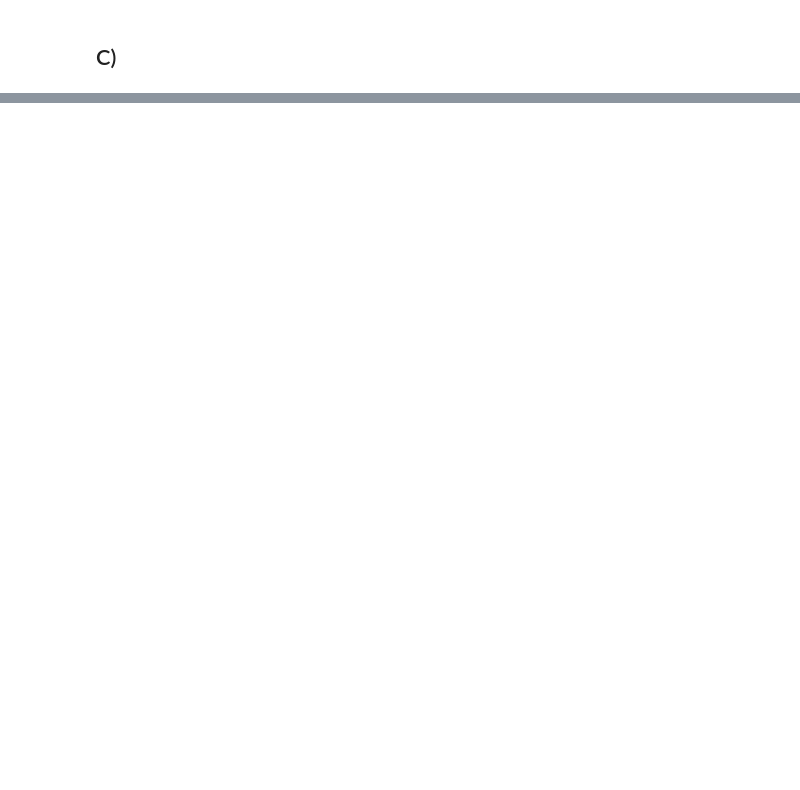
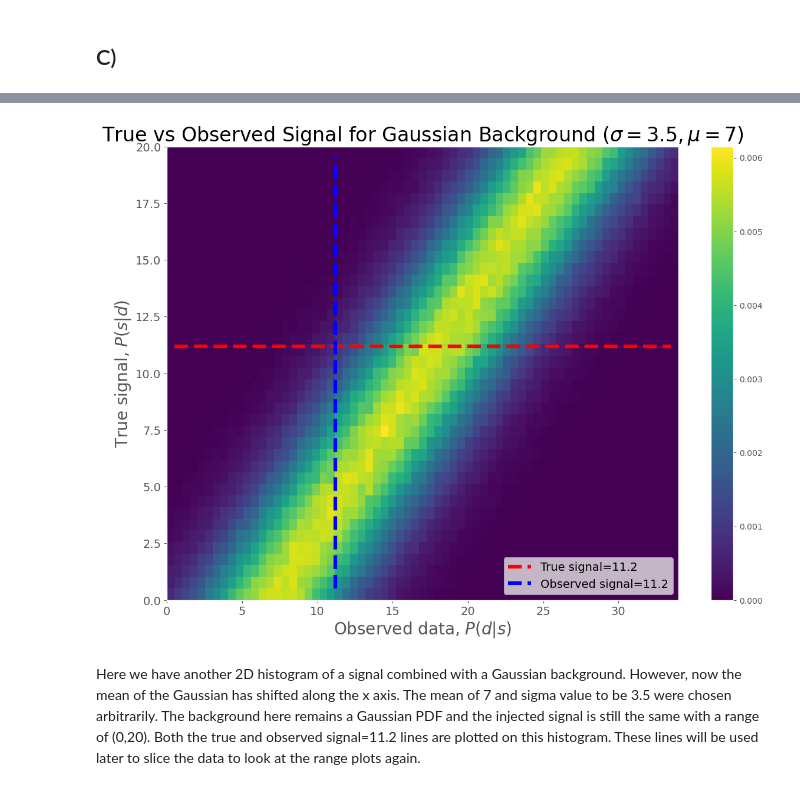
Before and after one commit to WyattOtsuka/PHYS434, a Jupyter notebook: hw5.ipynb, the cells around one changed output, grey strips where cells are left out. Drawn from its saved outputs; the diff is of its cells as text; code cells hidden in the pictures; blank space fills up the shorter version.

```diff
--- a/hw5.ipynb
+++ b/hw5.ipynb
@@ -88,0 +154,37 @@ plt.show()
+# %%
+# Shift a Gaussian along the x axis
+shifted_background = stats.norm.rvs(loc=7,scale=3.5,size=1000000)  # sigma=4
+shifted_signal = np.random.uniform(low=0,high=20,size=1000000)
+shifted_data = shifted_background + shifted_signal
+# %%
+shifted_signal_edges = np.linspace(0,20,40)
+shifted_data_edges = np.linspace(0,34,68)
+
+Psd, temp, temp2= np.histogram2d(shifted_data,shifted_signal, bins=[shifted_data_edges,shifted_signal_edges], density=True)
+shifted_datacenters = (shifted_data_edges[:-1] + shifted_data_edges[1:]) / 2
+shifted_signalcenters = (shifted_signal_edges[:-1] +shifted_signal_edges[1:]) / 2
+# %%
+# Same plot, with same value for true and observed for comparison
+d = [11.2]*(len(shifted_data_edges)-2)
+t = [11.2]*(len(shifted_signal_edges)-2)
+
+fig, ax = plt.subplots(1,1, figsize=(14,10))
+
+# Labels and axes
+ax.set_title("True vs Observed Signal for Gaussian Background ($\sigma=3.5, \mu=7$)",fontsize=24)
+ax.set_xlabel('Observed data, $P(d|s)$',fontsize=20)
+ax.set_ylabel('True signal, $P(s|d)$',fontsize=20)
+plt.tick_params(labelsize = 14)
+plt.pcolormesh(shifted_datacenters,shifted_signalcenters,Psd.T,shading='auto')
+
+# Plotting the dashed lines and legend
+plt.plot(shifted_data_edges[1:-1],d,linestyle='--',linewidth=4.5,color='r',label='True signal=11.2')
+plt.plot(t,shifted_signal_edges[1:-1],linestyle='--',linewidth=4.5,color='b',label='Observed signal=11.2')
+ax.legend(loc='lower right', fontsize=14)
+
+plt.colorbar()
+plt.show()
+# %% [output]
+[figure, added]
+# %% [markdown]
+Here we have another 2D histogram of a signal combined with a Gaussian background. However, now the mean of the Gaussian has shifted along the x axis. The mean of 7 and sigma value to be 3.5 were chosen arbitrarily. The background here remains a Gaussian PDF and the injected signal is still the same with a range of (0,20). Both the true and observed signal=11.2 lines are plotted on this histogram. These lines will be used later to slice the data to look at the range plots again.
```
Also changed, not shown: parts of 11 cells of this notebook.
